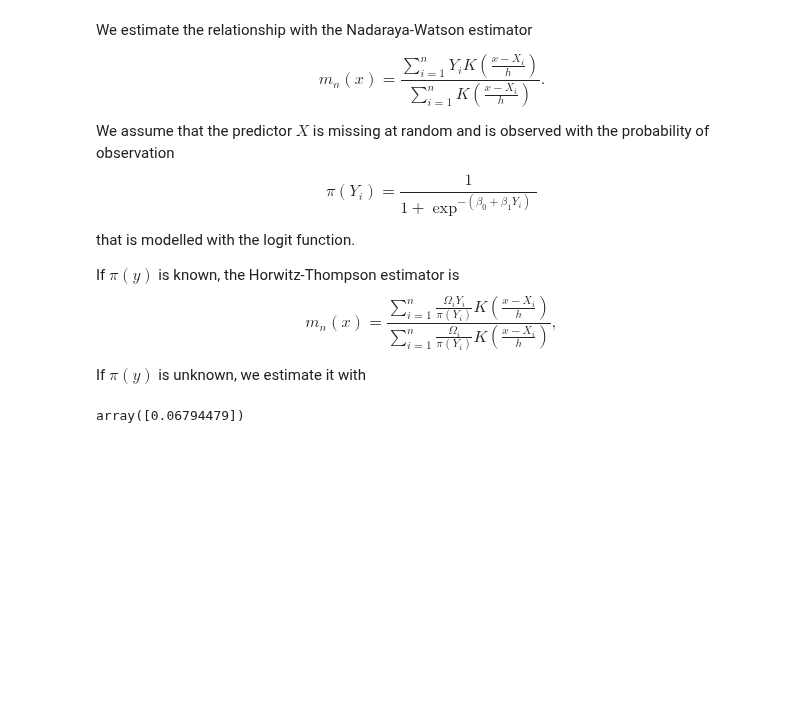
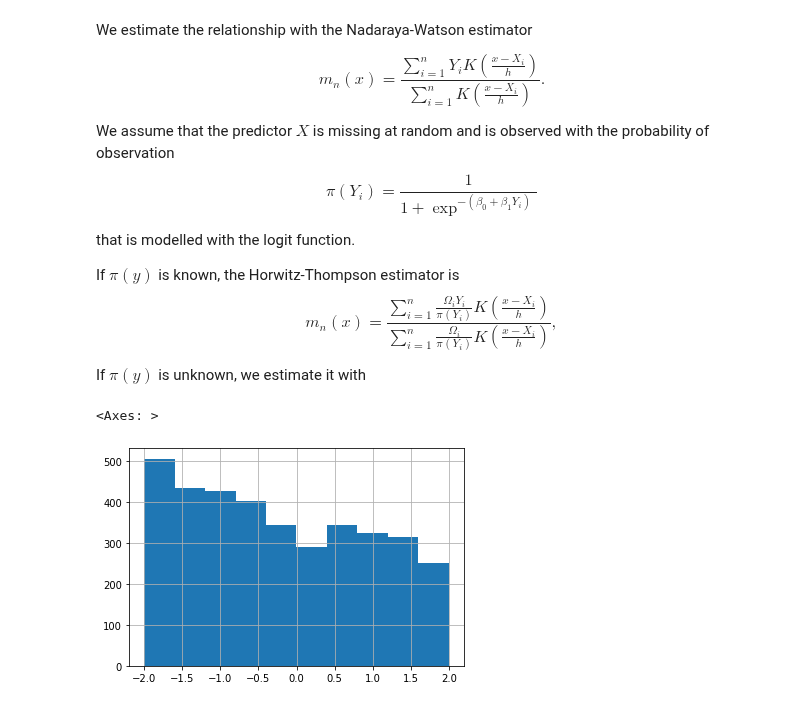
Before and after one commit to QuantLet/np_var_mis, a Jupyter notebook: regression_hopt.ipynb, the cells around one changed output. Cells and saved outputs as stored; diff of their text form; code cells hidden in the pictures; blank space fills up the shorter version.

Commit message:
real data

```diff
--- a/regression_hopt.ipynb
+++ b/regression_hopt.ipynb
@@ -70,11 +70,11 @@ If  $\pi \left(y \right)$ is unknown, we estimate it with
 #Hyperparameter set-up
 
 n = 10000
-h=0.2
+#h=0.2
 a=0.5
 
-b0 = -1
-b1 = -1
+b0 = -0.5
+b1 = -0.5
 
 #Data generation
 X = np.random.uniform(-2,2,n)
@@ -85,3 +85,13 @@ eps = eps(0, 1,  n)
 
 y = fan(X,n,a,eps)
 omega = bernoulli.rvs(pi(y,b0,b1), size=n)
+
+df = pd.DataFrame({'x':X,'y':y,'omega':omega})
+
+#ipw
+
+df['y_pi'] =  df['y'].apply(lambda t: t/pi(t,b0,b1))
+
+df['var'] = df['x'].apply(lambda t: sigma_reg(t,len(df)))
+
+df_cc = df.loc[df['omega']==1].reset_index(drop=True)
@@ -99,7 +99,8 @@ df_cc = df.loc[df['omega']==1]
 model = KernelReg(endog=[df.y],exog=[df.x],reg_type='lc',var_type='c', bw='cv_ls')
 
 model_cc = KernelReg(endog=[df_cc.y],exog=[df_cc.x],reg_type='lc',var_type='c', bw='cv_ls')
-# %%
-model_cc.bw
-# %% [output]
-array([0.06794479])
+# %%
+df_cc.x.hist()
+# %% [output]
+<Axes: >
+[figure, added]
```
Also changed, not shown: parts of 24 cells of this notebook, 12 other files.
